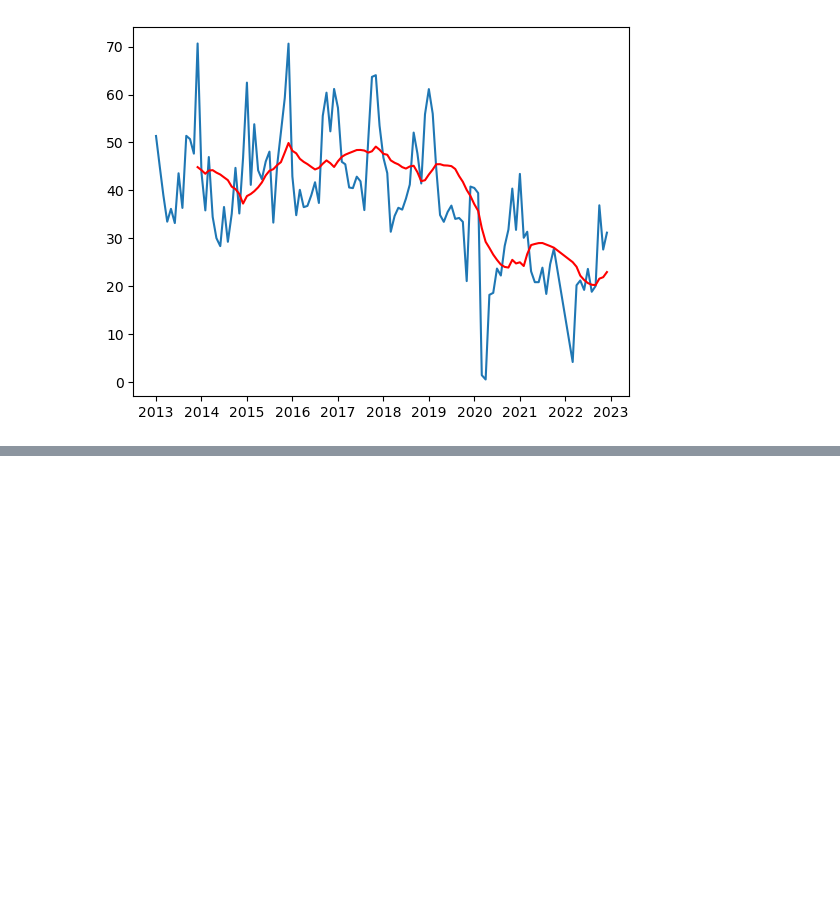
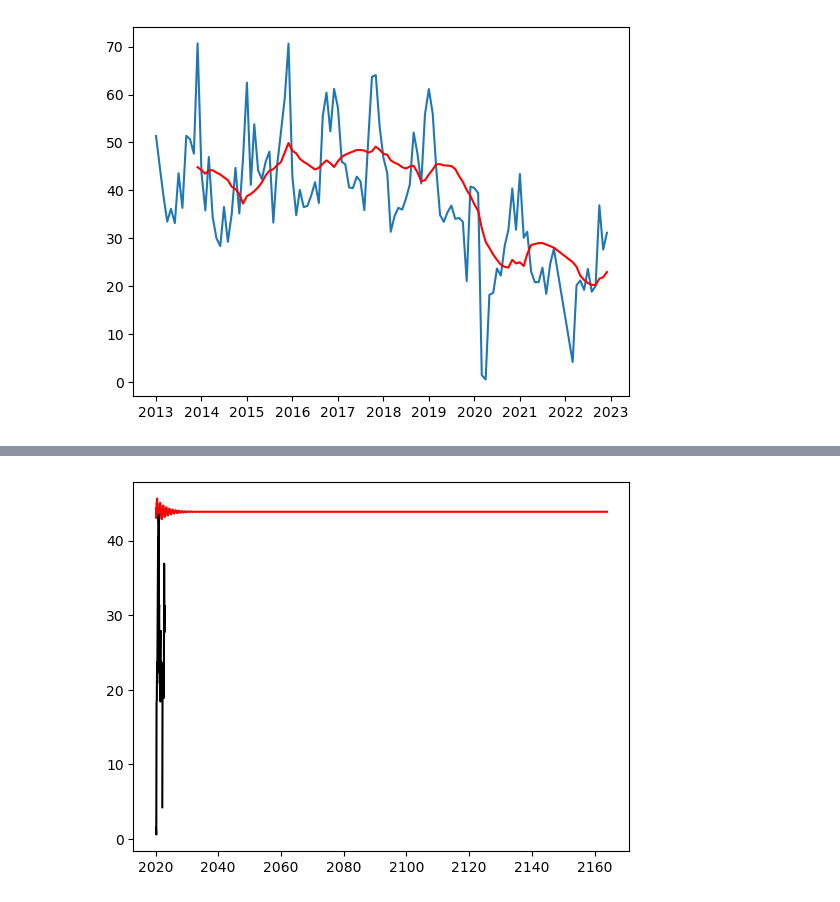
Before and after one commit to charlieciordia/AQ-MAD, a Jupyter notebook: notebook/AQ CLEAN ML.ipynb, the cells around one changed output, grey strips where cells are left out. Cells and saved outputs as stored; diff of their text form; code cells hidden in the pictures; blank space fills up the shorter version.

```diff
--- a/notebook/AQ CLEAN ML.ipynb
+++ b/notebook/AQ CLEAN ML.ipynb
@@ -301,0 +418,3 @@ NameError: name 'adfuller' is not defined
+# %%
+y_test = plaza_esp["NO2"][-30:]
+y_train = plaza_esp["NO2"][:-30]
@@ -301,0 +461,3 @@ NameError: name 'adfuller' is not defined
+# %%
+modelo = ARIMA(y_train, order = (4,0, 3) ).fit()
+pred = modelo.predict(start = len(y_train), end = len(df) -1)
@@ -301,0 +484,3 @@ NameError: name 'adfuller' is not defined
+# %%
+df_pred = pd.DataFrame(pred)
+df_pred["real"] = y_test
@@ -301,0 +496,5 @@ NameError: name 'adfuller' is not defined
+# %%
+plt.plot(df_pred["predicted_mean"], c = "r")
+plt.plot(df_pred["real"], c = "black");
+# %% [output]
+[figure, added]
```
Also changed, not shown: parts of 25 cells of this notebook.
